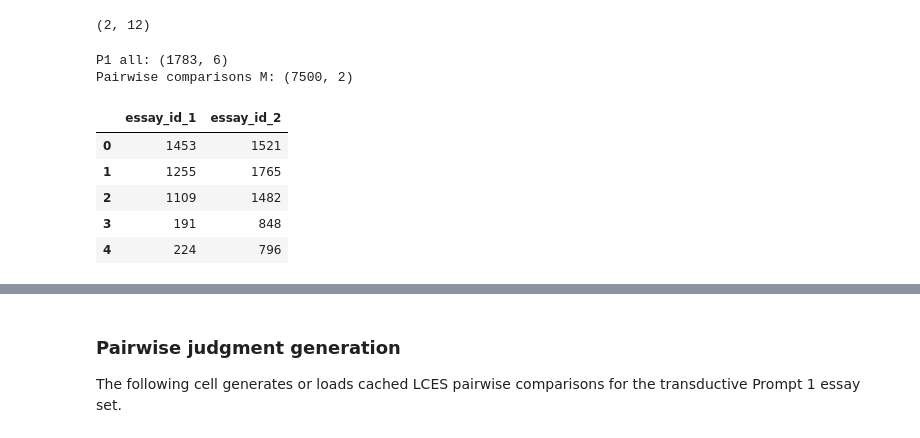
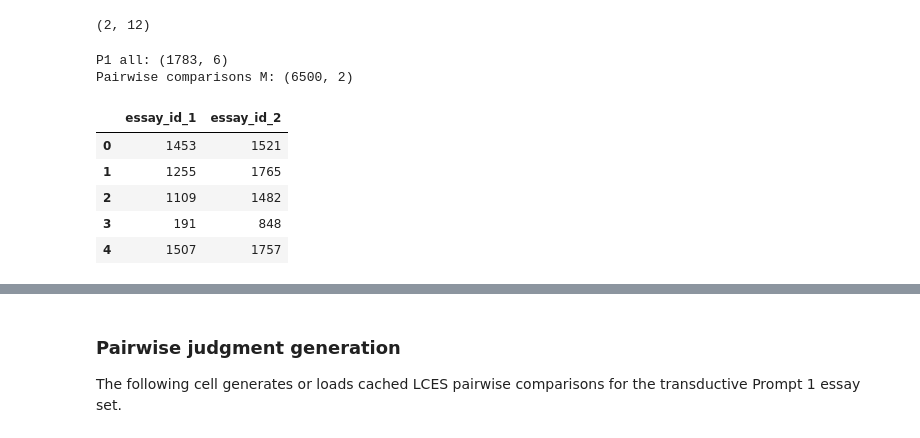
Before and after one commit to ChuTungDuongg/Automated-Essay-Scoring, a Jupyter notebook: benchmark_asap/zeroshot_learning/LCES_transductive_prompt1.ipynb, the cells around one changed output, grey strips where cells are left out. Drawn from its saved outputs; the diff is of its cells as text; code cells hidden in the pictures.

```diff
--- a/benchmark_asap/zeroshot_learning/LCES_transductive_prompt1.ipynb
+++ b/benchmark_asap/zeroshot_learning/LCES_transductive_prompt1.ipynb
@@ -179,33 +179,33 @@ p1_test_split = p1_test.copy()
 p1_train_split["split"] = "train"
 p1_val_split["split"] = "val"
 p1_test_split["split"] = "test"
 
 p1_all = pd.concat(
     [p1_train_split, p1_val_split, p1_test_split],
     axis=0,
     ignore_index=True
 )
 
 # Paper uses M=5,000 pairwise comparisons. You can set this to 6000 if you
 # want to reuse your previous budget, but 5000 is the paper-like default.
-M_PAIRWISE = 7500
+M_PAIRWISE = 6500
 
 all_pairs = sample_pairs(
     p1_all,
     num_pairs=M_PAIRWISE,
     seed=SEED,
     min_per_essay=4
 )
 
 print("P1 all:", p1_all.shape)
 print("Pairwise comparisons M:", all_pairs.shape)
 all_pairs.head()
 # %% [output]
 P1 all: (1783, 6)
-Pairwise comparisons M: (7500, 2)
+Pairwise comparisons M: (6500, 2)
 |  | essay_id_1 | essay_id_2 |
 | 0 | 1453 | 1521 |
 | 1 | 1255 | 1765 |
 | 2 | 1109 | 1482 |
 | 3 | 191 | 848 |
-| 4 | 224 | 796 |
+| 4 | 1507 | 1757 |
```
Also changed, not shown: parts of 19 cells of this notebook, 18 other files.
